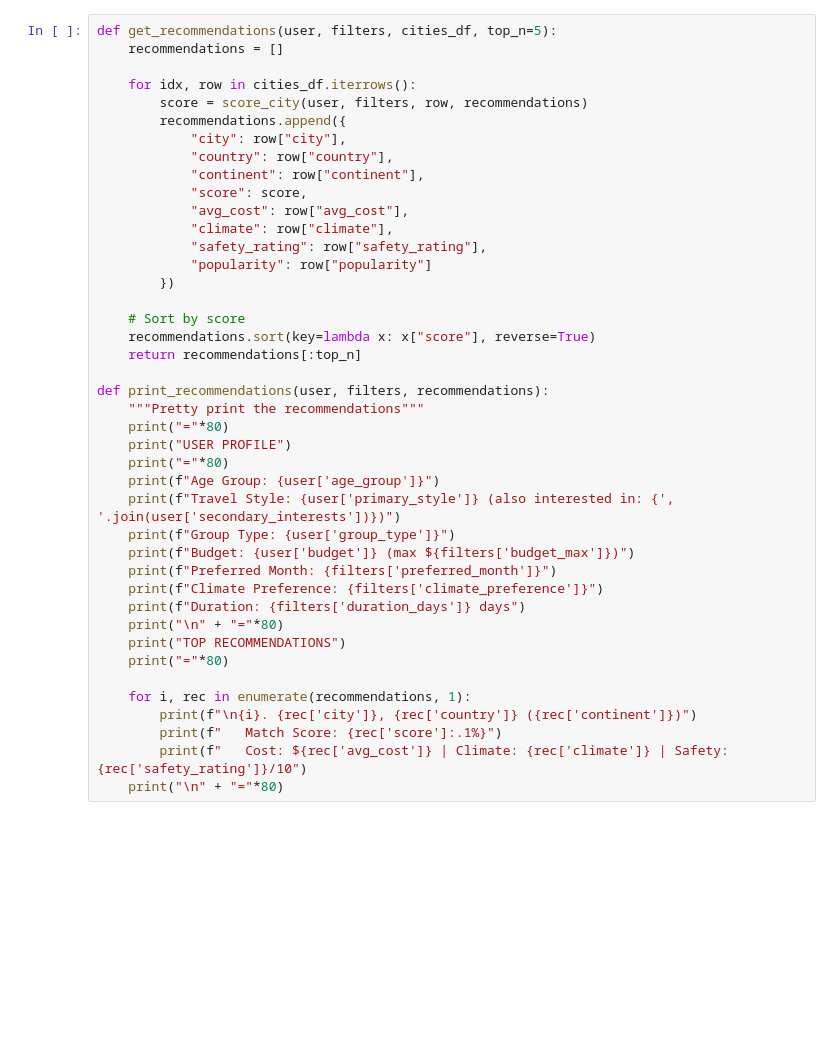
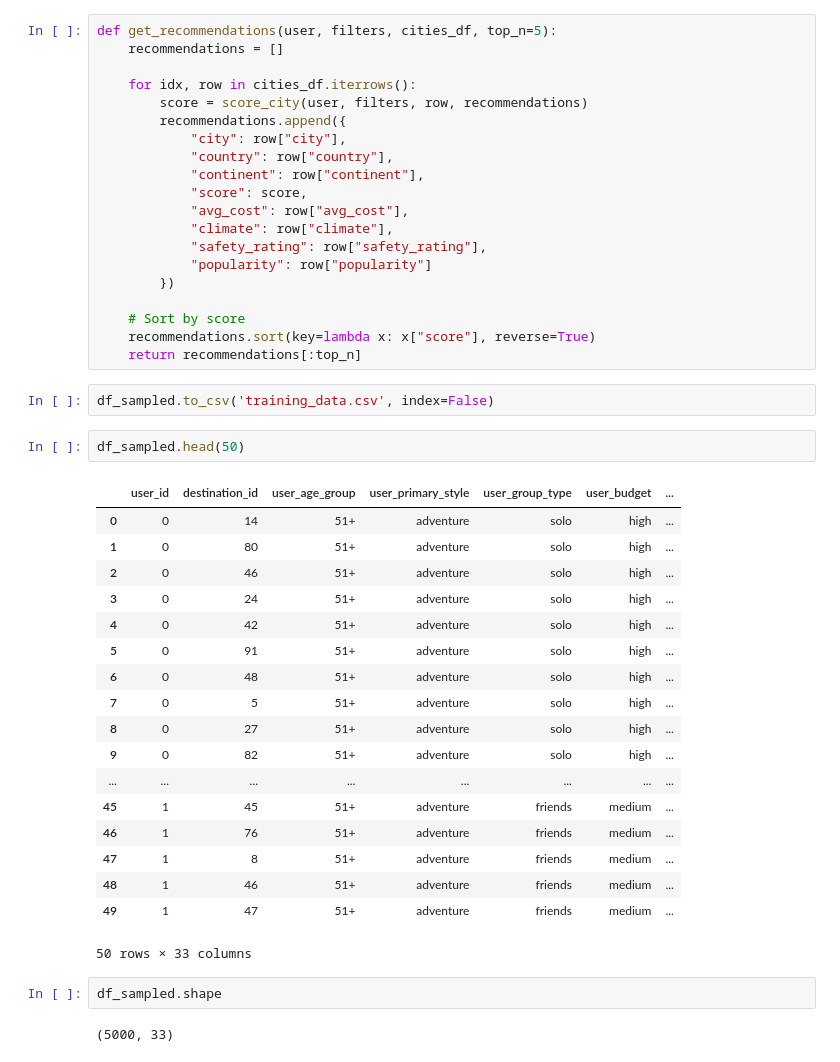
Before and after one commit to tijanatoskovic/Travel-Recommendation, a Jupyter notebook: data/travels.ipynb, the cells around one changed output. Saved outputs shown, nothing was run; the diff lists cells and outputs as text; blank space fills up the shorter version.

Commit message:
Added a dataset of ranked destinations for users

```diff
--- a/data/travels.ipynb
+++ b/data/travels.ipynb
@@ -193,26 +211,31 @@ def get_recommendations(user, filters, cities_df, top_n=5):
     # Sort by score
     recommendations.sort(key=lambda x: x["score"], reverse=True)
     return recommendations[:top_n]
-
-def print_recommendations(user, filters, recommendations):
-    """Pretty print the recommendations"""
-    print("="*80)
-    print("USER PROFILE")
-    print("="*80)
-    print(f"Age Group: {user['age_group']}")
-    print(f"Travel Style: {user['primary_style']} (also interested in: {', '.join(user['secondary_interests'])})")
-    print(f"Group Type: {user['group_type']}")
-    print(f"Budget: {user['budget']} (max ${filters['budget_max']})")
-    print(f"Preferred Month: {filters['preferred_month']}")
-    print(f"Climate Preference: {filters['climate_preference']}")
-    print(f"Duration: {filters['duration_days']} days")
-    print("\n" + "="*80)
-    print("TOP RECOMMENDATIONS")
-    print("="*80)
-
-    for i, rec in enumerate(recommendations, 1):
-        print(f"\n{i}. {rec['city']}, {rec['country']} ({rec['continent']})")
-        print(f"   Match Score: {rec['score']:.1%}")
-        print(f"   Cost: ${rec['avg_cost']} | Climate: {rec['climate']} | Safety: {rec['safety_rating']}/10")
-    print("\n" + "="*80)
+# %%
+df_sampled.to_csv('training_data.csv', index=False)
+# %%
+df_sampled.head(50)
+# %% [output]
+|  | user_id | destination_id | user_age_group | user_primary_style | user_group_type | user_budget | ... |
+| 0 | 0 | 14 | 51+ | adventure | solo | high | ... |
+| 1 | 0 | 80 | 51+ | adventure | solo | high | ... |
+| 2 | 0 | 46 | 51+ | adventure | solo | high | ... |
+| 3 | 0 | 24 | 51+ | adventure | solo | high | ... |
+| 4 | 0 | 42 | 51+ | adventure | solo | high | ... |
+| 5 | 0 | 91 | 51+ | adventure | solo | high | ... |
+| 6 | 0 | 48 | 51+ | adventure | solo | high | ... |
+| 7 | 0 | 5 | 51+ | adventure | solo | high | ... |
+| 8 | 0 | 27 | 51+ | adventure | solo | high | ... |
+| 9 | 0 | 82 | 51+ | adventure | solo | high | ... |
+| ... | ... | ... | ... | ... | ... | ... | ... |
+| 45 | 1 | 45 | 51+ | adventure | friends | medium | ... |
+| 46 | 1 | 76 | 51+ | adventure | friends | medium | ... |
+| 47 | 1 | 8 | 51+ | adventure | friends | medium | ... |
+| 48 | 1 | 46 | 51+ | adventure | friends | medium | ... |
+| 49 | 1 | 47 | 51+ | adventure | friends | medium | ... |
+50 rows × 33 columns
+# %%
+df_sampled.shape
+# %% [output]
+(5000, 33)
 # %%
```
Also changed, not shown: parts of 10 cells of this notebook, 1 other file.
